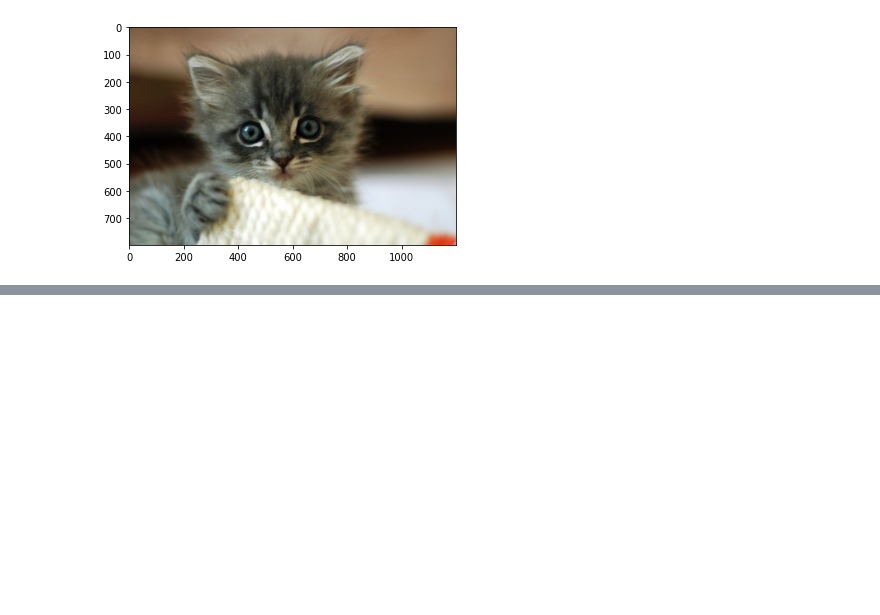
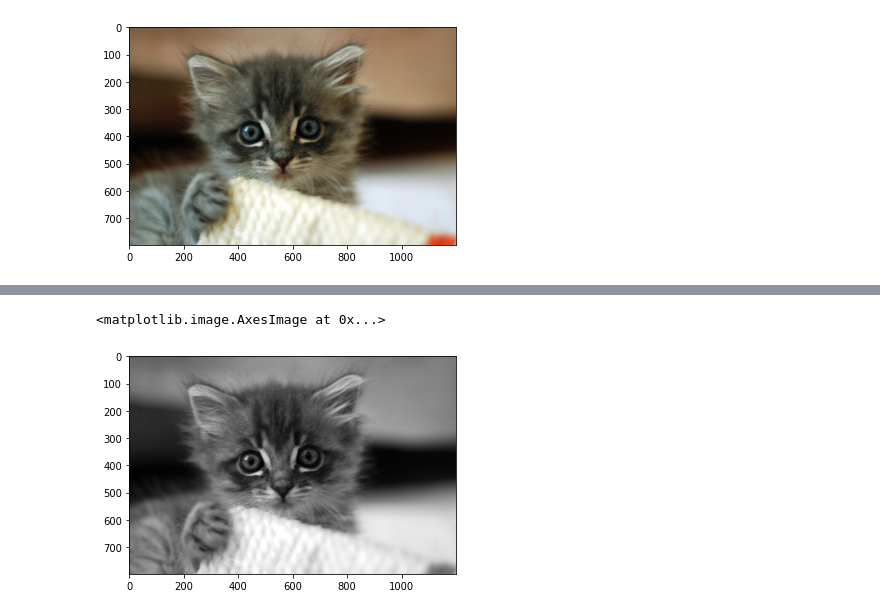
Before and after one commit to DaffaStyn11/pcvk, a Jupyter notebook: pcvk_p2.ipynb, the cells around one changed output, grey strips where cells are left out. Cells and saved outputs as stored; diff of their text form; code cells hidden in the pictures; blank space fills up the shorter version.

```diff
--- a/pcvk_p2.ipynb
+++ b/pcvk_p2.ipynb
@@ -27,0 +39,5 @@ plt.imshow(img3)
+# %%
+plt.imshow(img_gray, cmap='gray')
+# %% [output]
+<matplotlib.image.AxesImage at 0x...>
+[figure, added]
```
Also changed, not shown: parts of 5 cells of this notebook.
